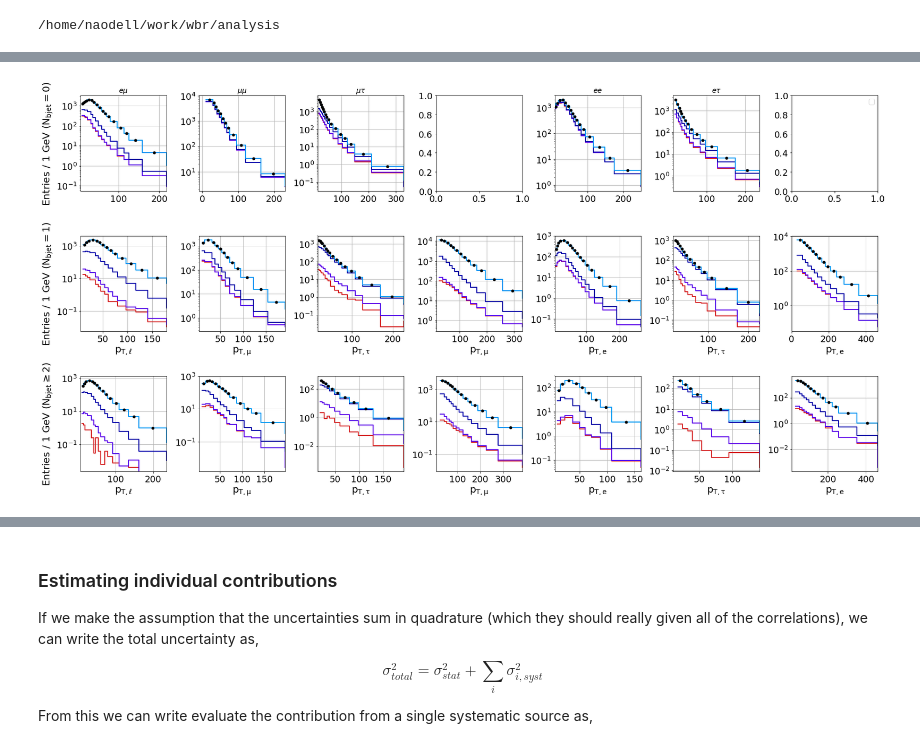
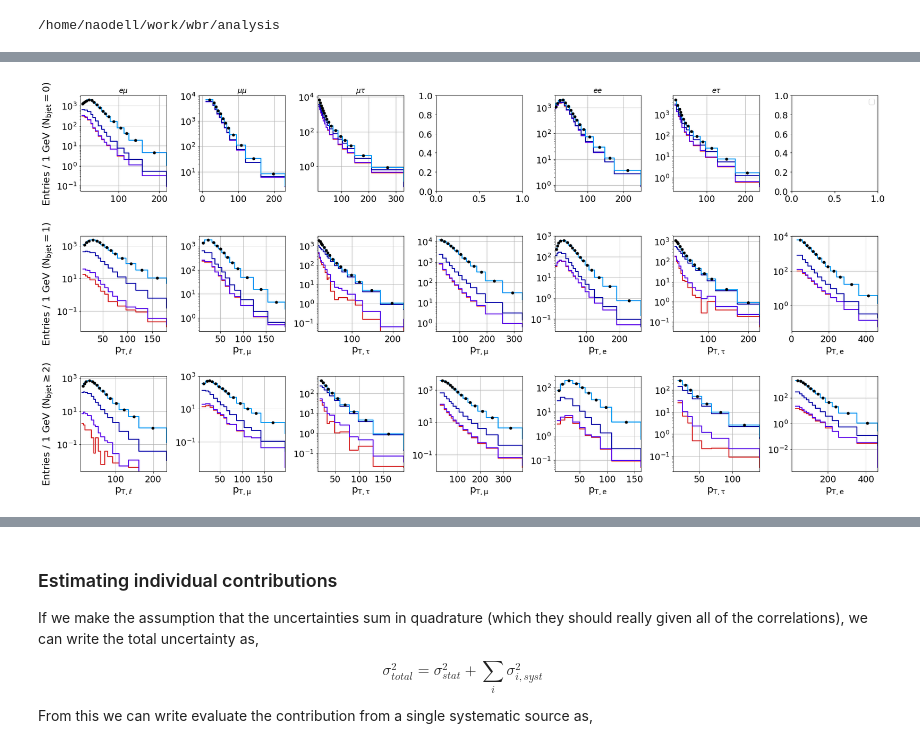
Before and after one commit to NWUHEP/analysis-tools, a Jupyter notebook: notebooks/w_br_asimov.ipynb, the cells around one changed output, grey strips where cells are left out. Cells and saved outputs as stored; diff of their text form; code cells hidden in the pictures.

Commit message:
implemented better conditional plotting; working on Drell-Yan corrections

```diff
--- a/notebooks/w_br_asimov.ipynb
+++ b/notebooks/w_br_asimov.ipynb
@@ -94,7 +96,7 @@ for selection in selections:
 
         # background component
         for bg in ['zjets', 'diboson', 'fakes']:
-            if bg == 'fakes': #and selection not in ['mu4j', 'e4j', 'mutau', 'etau']:
+            if bg == 'fakes' and selection not in ['mu4j', 'mutau', 'etau']:
                 continue
 
             toy_data[selection][b] += templates[bg]['val']
@@ -125,7 +127,7 @@ for i, selection in enumerate(selections):
         # background component
         h_bg = np.zeros(data.shape)
         for bg_label in ['zjets', 'diboson', 'fakes']:
-            if bg_label == 'fakes':# and selection not in ['mu4j', 'mutau', 'etau']:
+            if bg_label == 'fakes' and selection not in ['mu4j', 'mutau', 'etau']:
                 continue
             h_bg += templates[bg_label]['val']
 
@@ -150,34 +152,34 @@ for i, selection in enumerate(selections):
 
         ax.plot(bins, h_bg/dx, drawstyle='steps-post', c='C3', linestyle='-', linewidth=2.)
         ax.plot(bins, h_twotau/dx, drawstyle='steps-post', c='xkcd:blue violet', linestyle='-', linewidth=2.)
         ax.plot(bins, h_onetau/dx, drawstyle='steps-post', c='xkcd:royal blue', linestyle='-', linewidth=2.)
         ax.plot(bins, h_nominal/dx, drawstyle='steps-post', c='xkcd:azure', linestyle='-', linewidth=2.)
 
         xmin, xmax = bins[0]-dx[0], bins[-2]+dx[-2]
         ax.set_xlim(xmin, xmax)
         #ax.set_ylim(0.01, 10.*np.max(h_nominal[0]/dx))
         ax.set_yscale('log')
 
         if b == 0:
             if i == 0:
                 ax.set_ylabel(r'Entries / 1 GeV ($\sf N_{b jet} = 0$)')
         elif b == 1:
             ax.set_xlabel(plot_labels[selection][0])
             if i == 0:
                 ax.set_ylabel(r'Entries / 1 GeV ($\sf N_{b jet} = 1$)')
         elif b == 2:
             ax.set_xlabel(plot_labels[selection][0])
             if i == 0:
                 ax.set_ylabel(r'Entries / 1 GeV ($\sf N_{b jet} \geq 2$)')
         ax.grid()
 
     axes[0][-1].legend(['bg', r'2 $\tau$', r'1 $\tau$', r'0 $\tau$', 'toy data'], fontsize=14)
 
 plt.tight_layout()
 plt.savefig('plots/toy_mc_example.pdf')
 plt.show()
 # %% [output]
-[figure, old version]
+[figure, new version]
 # %%
 # nominal case
 cost_type = 'poisson'
```
Also changed, not shown: parts of 4 cells of this notebook, 7 other files.
